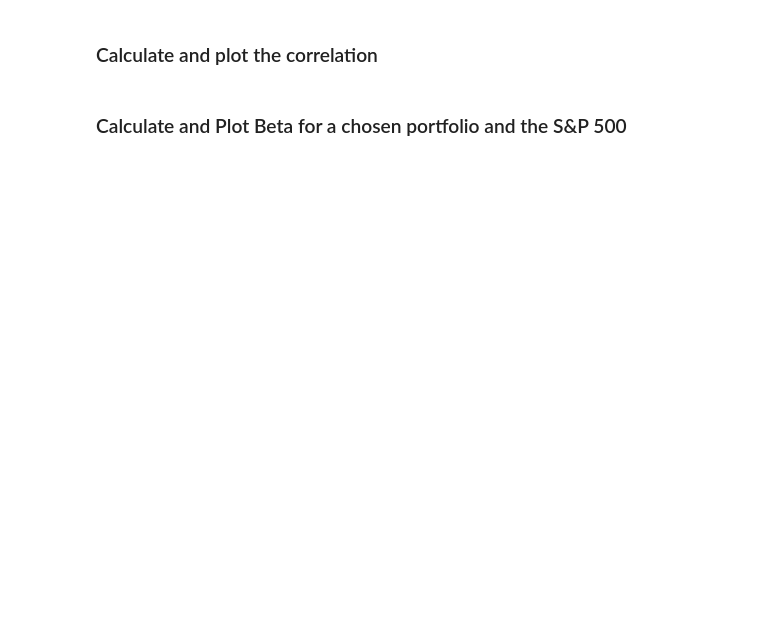
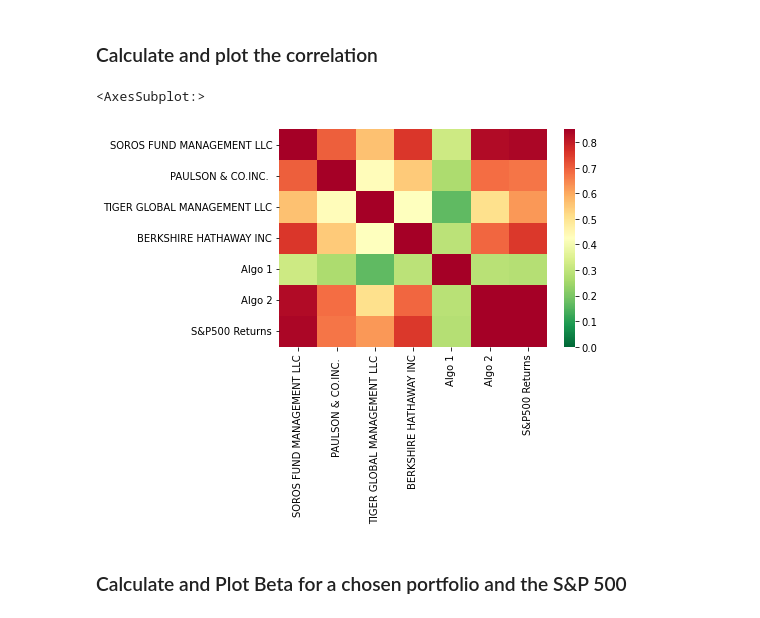
Before and after one commit to robel-codes/portfolio-performance, a Jupyter notebook: whale_analysis.ipynb, the cells around one changed output. Saved outputs shown, nothing was run; the diff lists cells and outputs as text; code cells hidden in the pictures; blank space fills up the shorter version.

```diff
--- a/whale_analysis.ipynb
+++ b/whale_analysis.ipynb
@@ -269,8 +274,14 @@ Risk changes over time. Analyze the rolling statistics for Risk and Beta.
 ### Calculate and plot the correlation
 # %%
 # Calculate the correlation
+correlation = returns_df.corr()
 
 # Display de correlation matrix
+correlation
+sns.heatmap(correlation, vmin=0, vmax=.85, cmap='RdYlGn_r')
+# %% [output]
+<AxesSubplot:>
+[figure, added]
 # %% [markdown]
 ### Calculate and Plot Beta for a chosen portfolio and the S&P 500
 # %%
```
Also changed, not shown: parts of 4 cells of this notebook.
